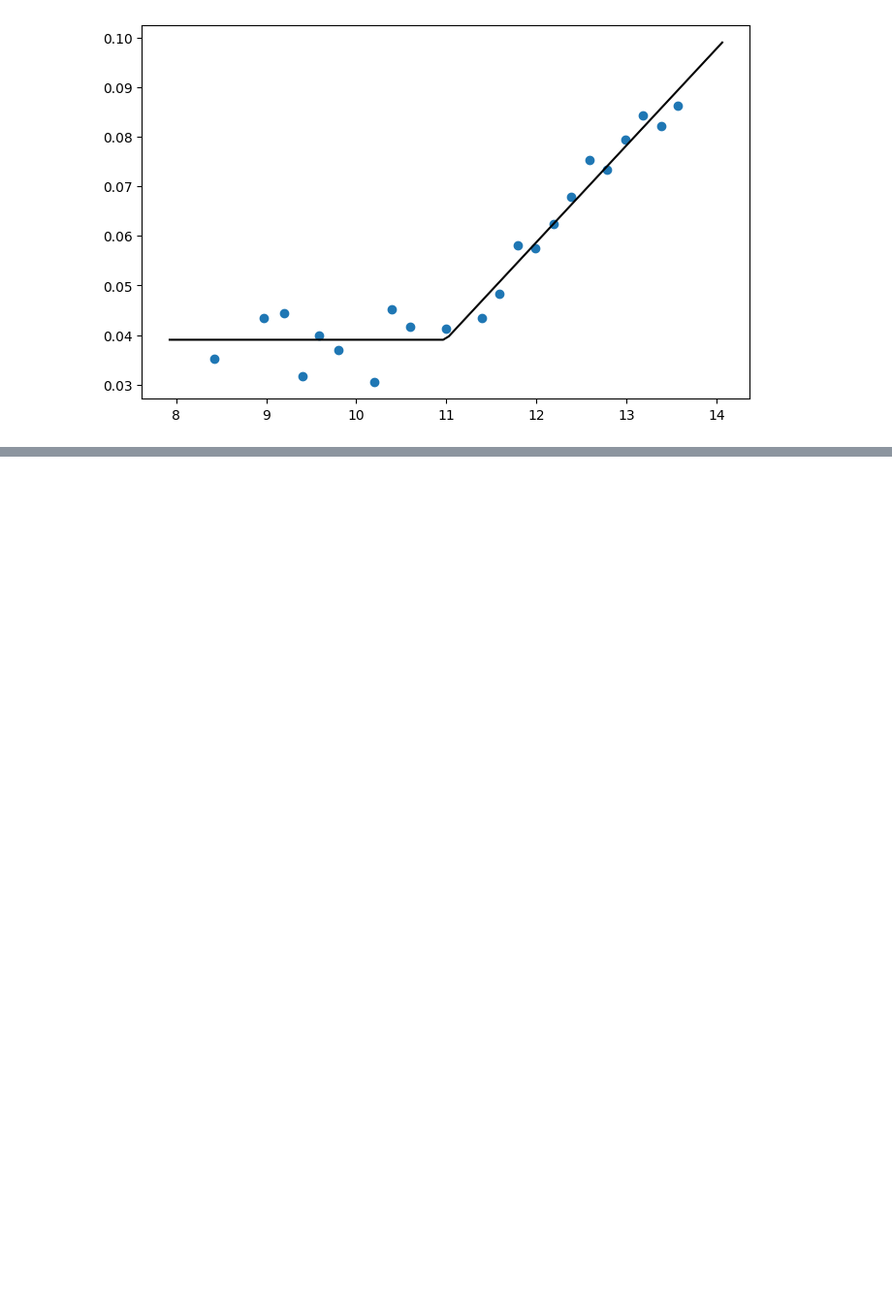
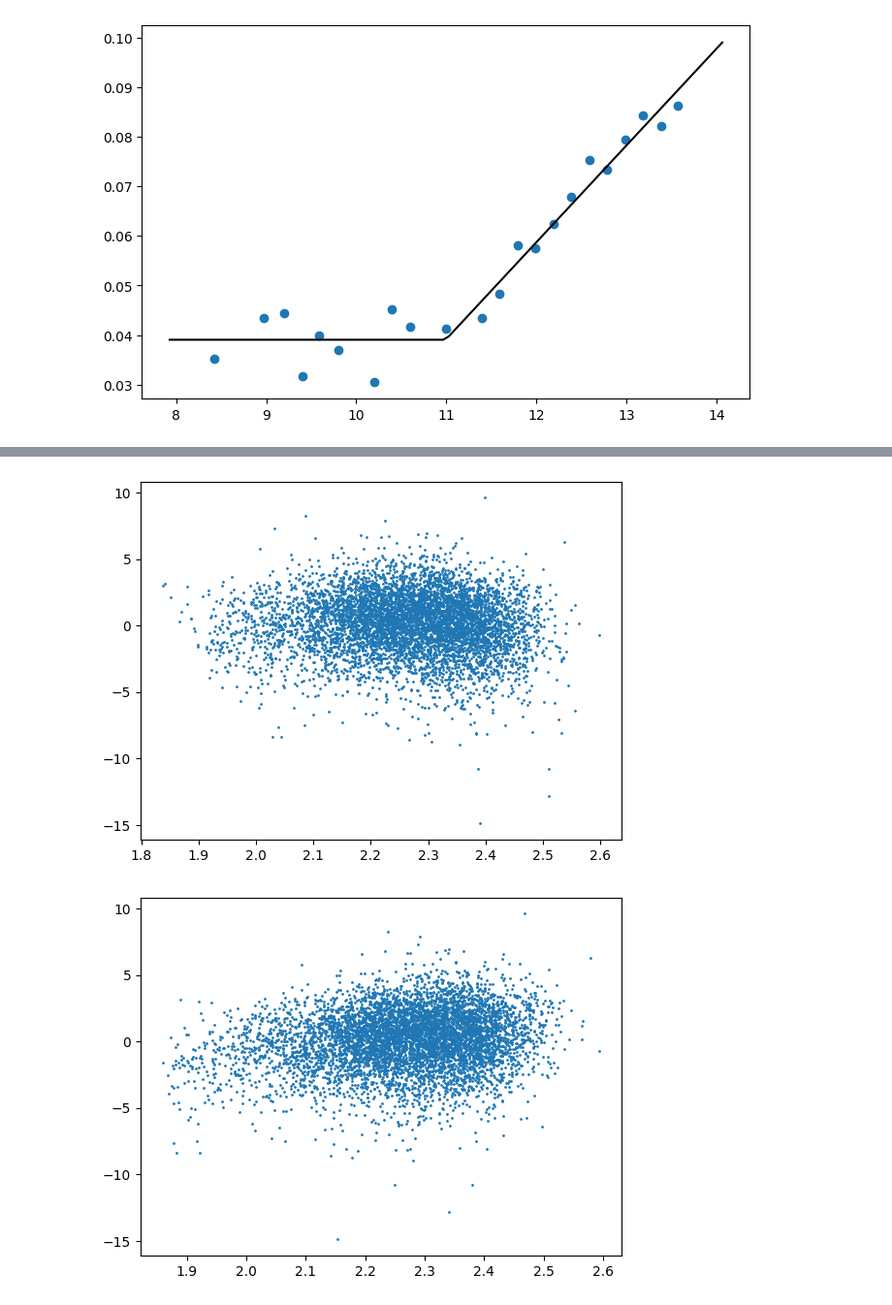
Before and after one commit to mrafifrbbn/thesis-research-2.0, a Jupyter notebook: notebook.ipynb, the cells around one changed output, grey strips where cells are left out. Shown at 97% size. Saved outputs shown, nothing was run; the diff lists cells and outputs as text; code cells hidden in the pictures; blank space fills up the shorter version.

```diff
--- a/notebook.ipynb
+++ b/notebook.ipynb
@@ -2415,0 +2743,15 @@ Index(['PGC', 'rej', '1PGC', 'Nest', 'Name', 'Vcmb', 'Vgp', 'D75', 'D100',
+# %%
+df = pd.read_csv(VELDISP_ORI_OUTPUT_FILEPATH)
+df['epsilon'] = (df['s_sdss'] - df['s_lamost']) / np.sqrt(df['es_sdss']**2 + df['es_lamost']**2)
+df['avg'] = 0.5 * (df['s_sdss'] + df['s_lamost'])
+
+plt.figure()
+plt.scatter(df['avg'], df['epsilon'], s=1)
+plt.show()
+
+plt.figure()
+plt.scatter(df['s_sdss'], df['epsilon'], s=1)
+plt.show()
+# %% [output]
+[figure, added]
+[figure, added]
```
Also changed, not shown: parts of 14 cells of this notebook, 2 other files.
